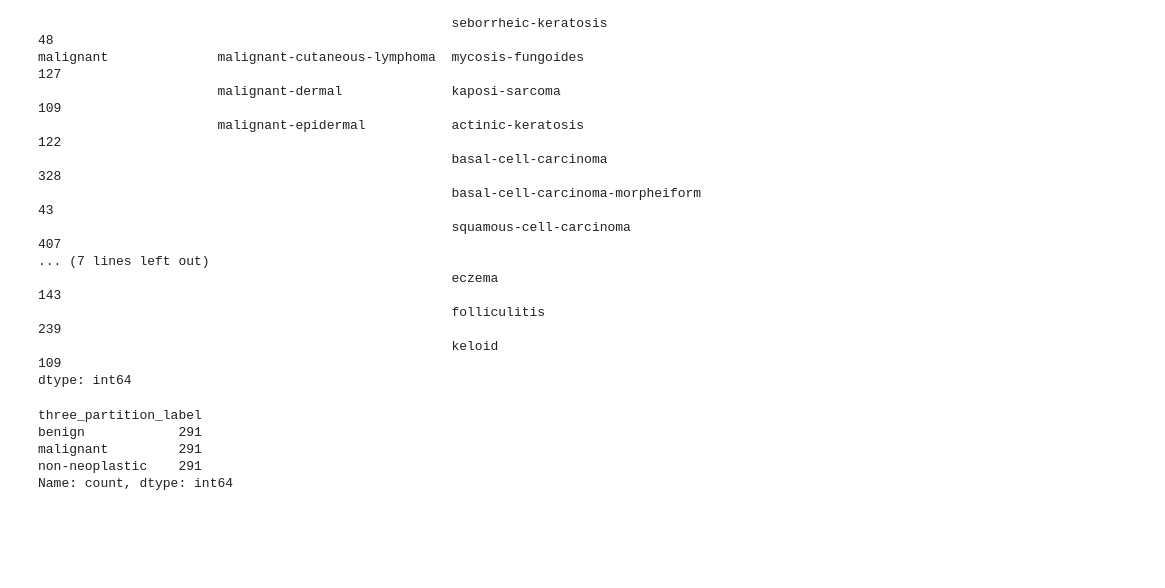
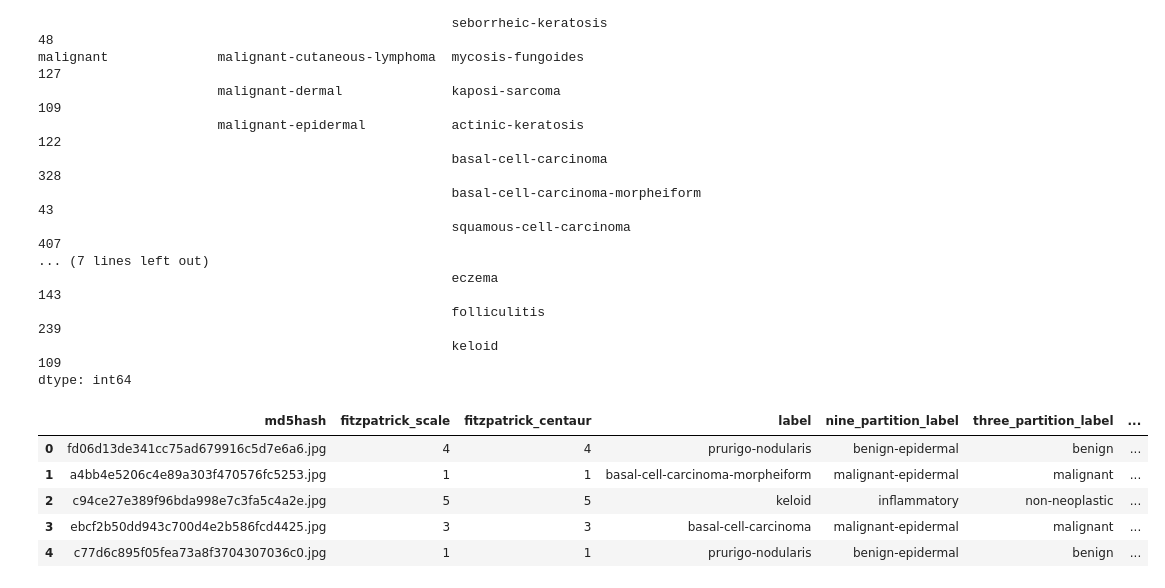
Before and after one commit to AJL-Team-4/Models, a Jupyter notebook: Model1.ipynb, the cells around one changed output. Cells and saved outputs as stored; diff of their text form; code cells hidden in the pictures; blank space fills up the shorter version.

```diff
--- a/Model1.ipynb
+++ b/Model1.ipynb
@@ -76,8 +70,0 @@ balanced_df = df.iloc[sampled_indices].copy()
-# %%
-balanced_df.three_partition_label.value_counts()
-# %% [output]
-three_partition_label
-benign            291
-malignant         291
-non-neoplastic    291
-Name: count, dtype: int64
@@ -83,0 +80,9 @@ Name: count, dtype: int64
+# %%
+df.head()
+# %% [output]
+|  | md5hash | fitzpatrick_scale | fitzpatrick_centaur | label | nine_partition_label | three_partition_label | ... |
+| 0 | fd06d13de341cc75ad679916c5d7e6a6.jpg | 4 | 4 | prurigo-nodularis | benign-epidermal | benign | ... |
+| 1 | a4bb4e5206c4e89a303f470576fc5253.jpg | 1 | 1 | basal-cell-carcinoma-morpheiform | malignant-epidermal | malignant | ... |
+| 2 | c94ce27e389f96bda998e7c3fa5c4a2e.jpg | 5 | 5 | keloid | inflammatory | non-neoplastic | ... |
+| 3 | ebcf2b50dd943c700d4e2b586fcd4425.jpg | 3 | 3 | basal-cell-carcinoma | malignant-epidermal | malignant | ... |
+| 4 | c77d6c895f05fea73a8f3704307036c0.jpg | 1 | 1 | prurigo-nodularis | benign-epidermal | benign | ... |
```
Also changed, not shown: parts of 49 cells of this notebook, 1 other file.
